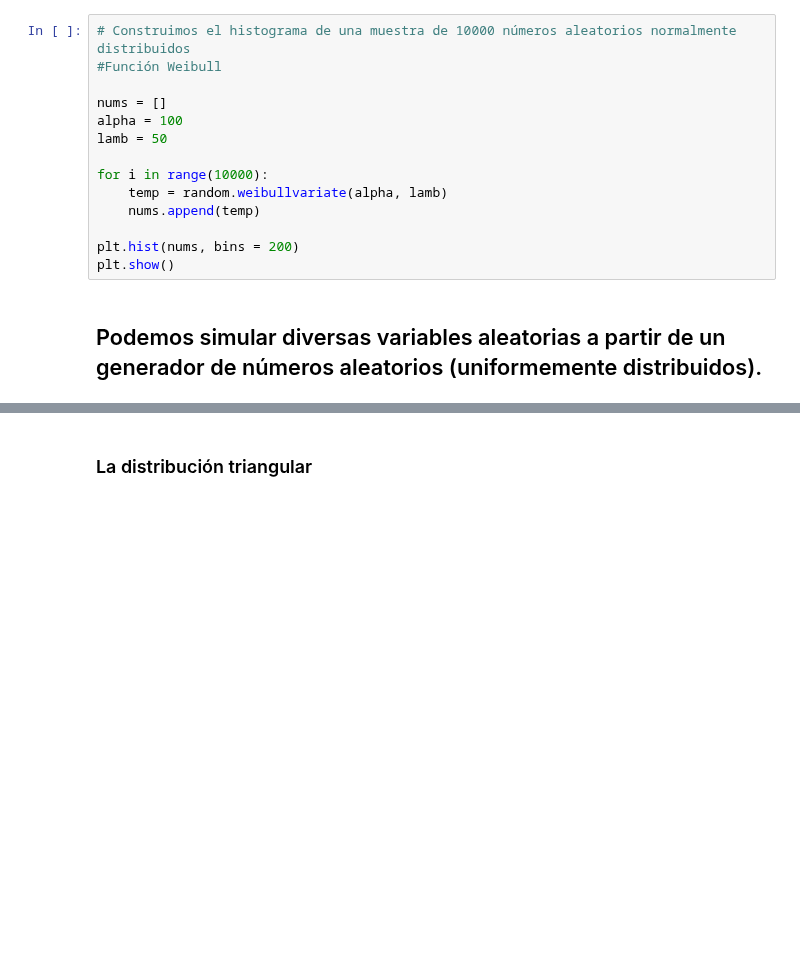
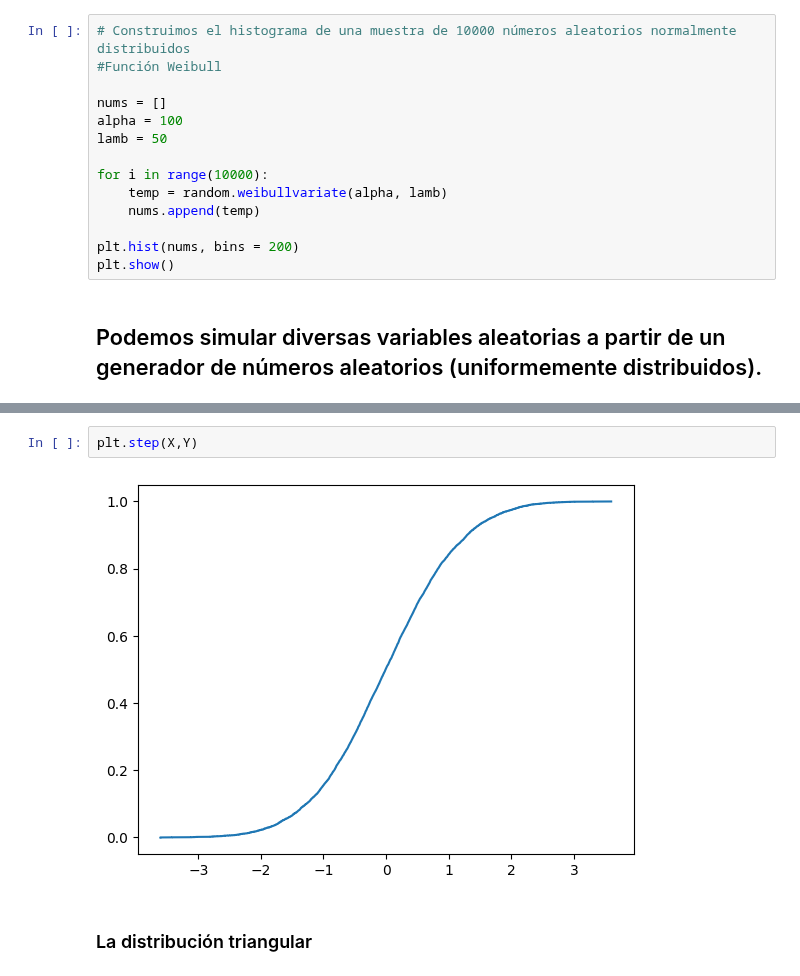
Before and after one commit to MartaPCastillo/Simulaci-n-I-, a Jupyter notebook: Generación_de_Variables_Aleatorias.ipynb, the cells around one changed output, grey strips where cells are left out. Cells and saved outputs as stored; diff of their text form; blank space fills up the shorter version.

```diff
--- a/Generación_de_Variables_Aleatorias.ipynb
+++ b/Generación_de_Variables_Aleatorias.ipynb
@@ -434,3 +487,7 @@ plt.show()
+# %%
+plt.step(X,Y)
+# %% [output]
+[figure, added]
 # %% [markdown]
 ### La distribución triangular
 # %% [markdown]
```
Also changed, not shown: parts of 11 cells of this notebook.
